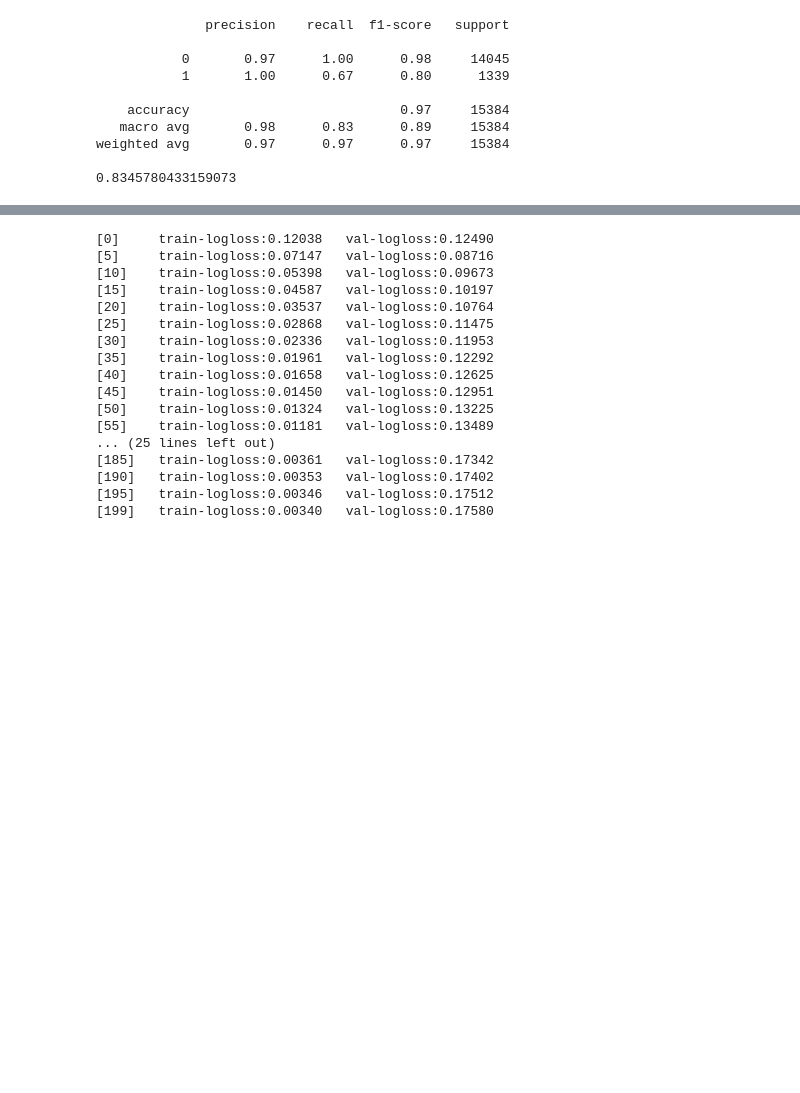
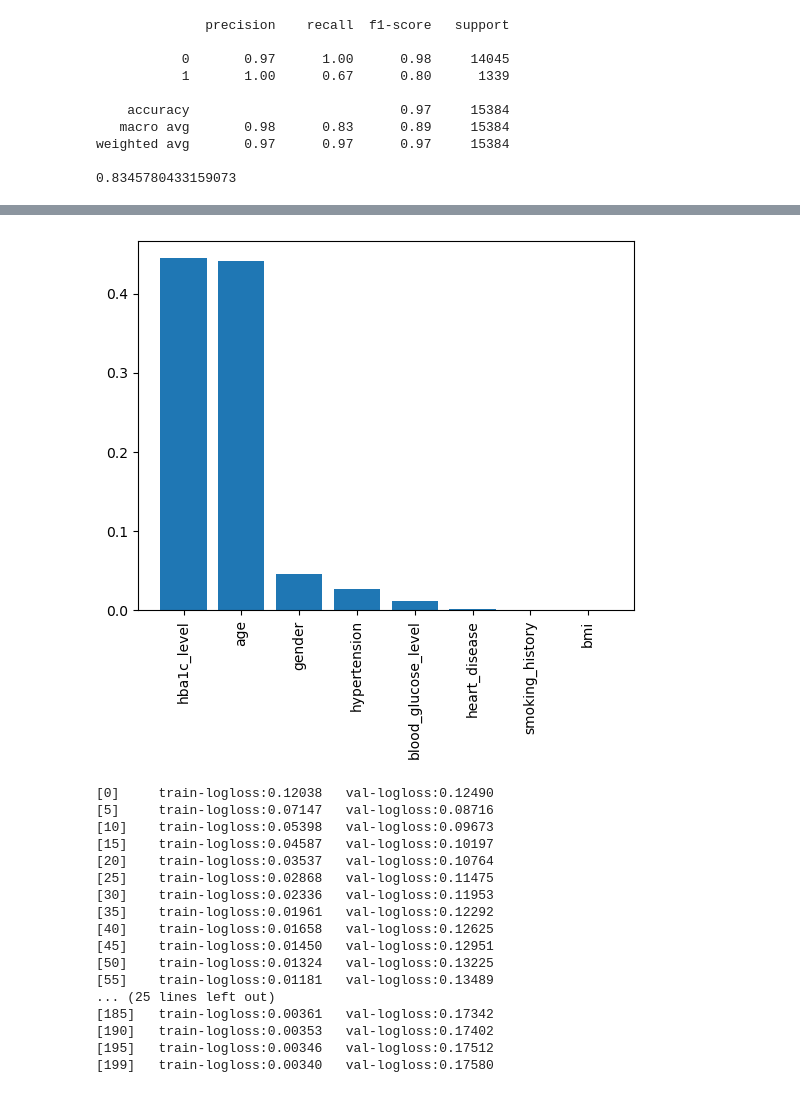
Before and after one commit to soumikghosal/Midterm-Project, a Jupyter notebook: notebooks/Modelling.ipynb, the cells around one changed output, grey strips where cells are left out. Saved outputs shown, nothing was run; the diff lists cells and outputs as text; code cells hidden in the pictures; blank space fills up the shorter version.

```diff
--- a/notebooks/Modelling.ipynb
+++ b/notebooks/Modelling.ipynb
@@ -477,3 +487,11 @@ weighted avg       0.97      0.97      0.97     15384
+# %%
+feature_imp = list(zip(df_full_train.columns, rf.feature_importances_))
+feature_imp = sorted(feature_imp, key=lambda x:x[1], reverse=True)
+plt.bar(*zip(*feature_imp))
+plt.xticks(rotation=90)
+plt.show()
+# %% [output]
+[figure, added]
 # %%
 depth, eta, score = xgb_lst[np.argmax(np.array(xgb_lst)[:, 2])]
 
```
Also changed, not shown: parts of 4 cells of this notebook.
